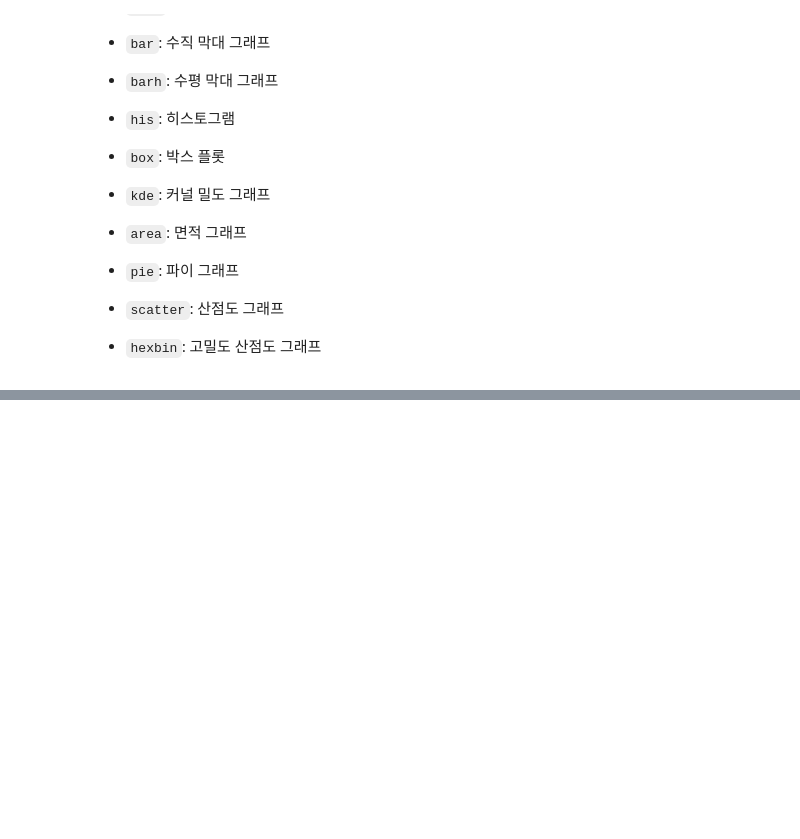
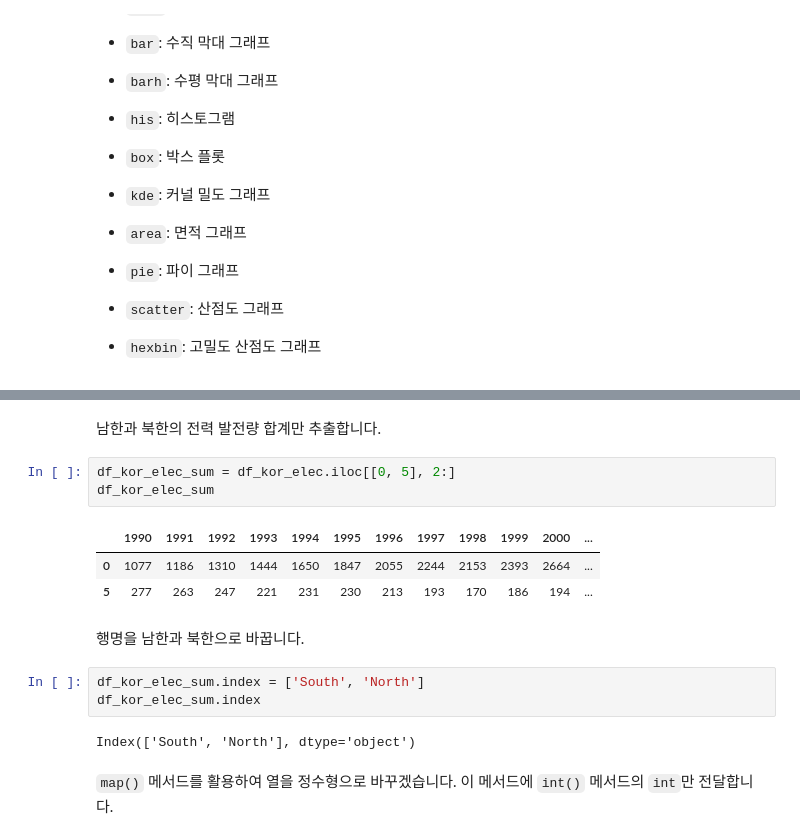
Before and after one commit to LeeSeungwon89/Pandas_Theory, a Jupyter notebook: 2. 데이터를 다루기 위한 파이썬 패키지.ipynb, the cells around one changed output, grey strips where cells are left out. Cells and saved outputs as stored; diff of their text form; blank space fills up the shorter version.

```diff
--- a/2. 데이터를 다루기 위한 파이썬 패키지.ipynb
+++ b/2. 데이터를 다루기 위한 파이썬 패키지.ipynb
@@ -3353,0 +3375,18 @@ df_ti_pv3.xs(('min', 'age', 1), level=[0, 1, 2], axis=1)
+# %% [markdown]
+남한과 북한의 전력 발전량 합계만 추출합니다.
+# %%
+df_kor_elec_sum = df_kor_elec.iloc[[0, 5], 2:]
+df_kor_elec_sum
+# %% [output]
+|  | 1990 | 1991 | 1992 | 1993 | 1994 | 1995 | 1996 | 1997 | 1998 | 1999 | 2000 | ... |
+| 0 | 1077 | 1186 | 1310 | 1444 | 1650 | 1847 | 2055 | 2244 | 2153 | 2393 | 2664 | ... |
+| 5 | 277 | 263 | 247 | 221 | 231 | 230 | 213 | 193 | 170 | 186 | 194 | ... |
+# %% [markdown]
+행명을 남한과 북한으로 바꿉니다.
+# %%
+df_kor_elec_sum.index = ['South', 'North']
+df_kor_elec_sum.index
+# %% [output]
+Index(['South', 'North'], dtype='object')
+# %% [markdown]
+`map()` 메서드를 활용하여 열을 정수형으로 바꾸겠습니다. 이 메서드에 `int()` 메서드의 `int`만 전달합니다.
```
Also changed, not shown: parts of 7 cells of this notebook.
